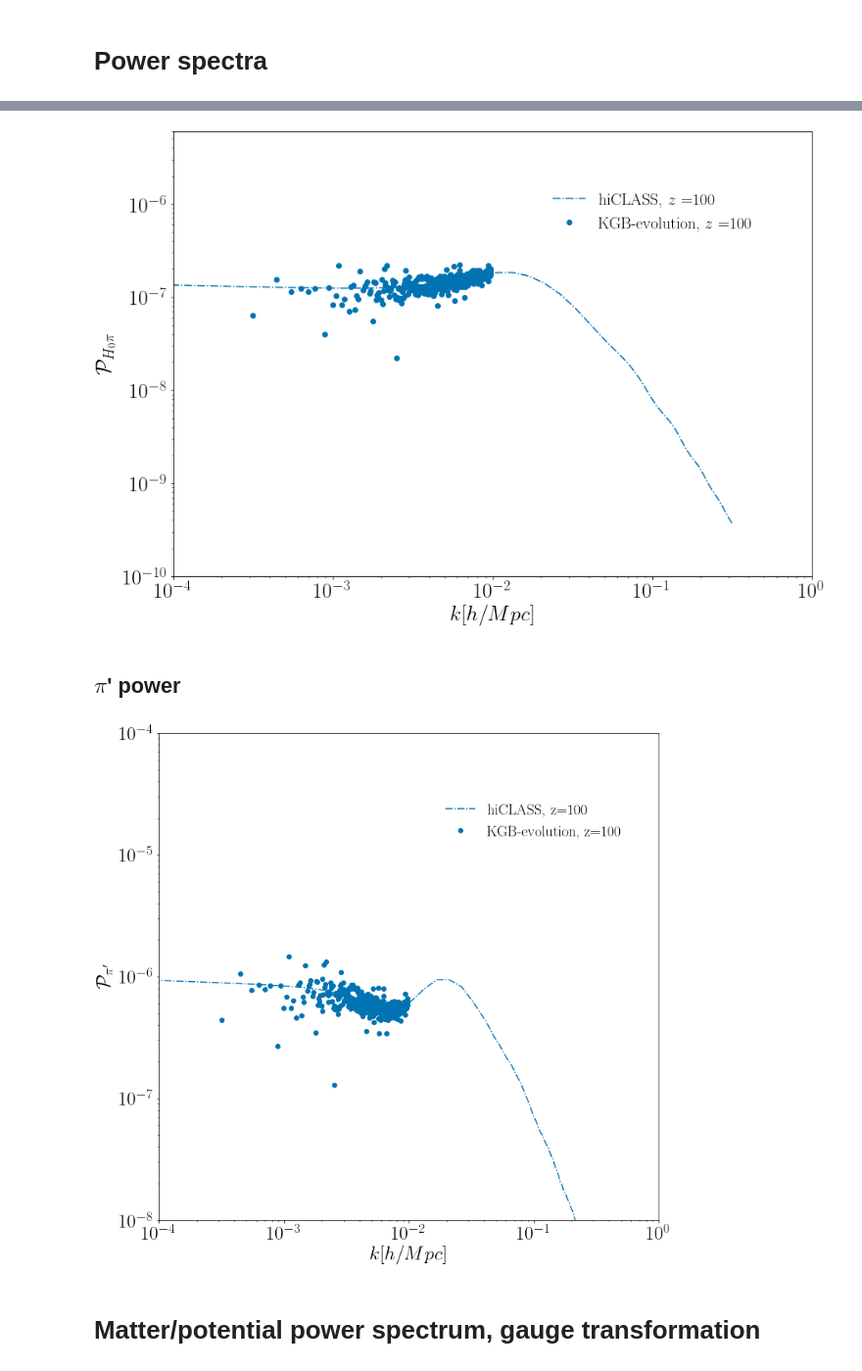
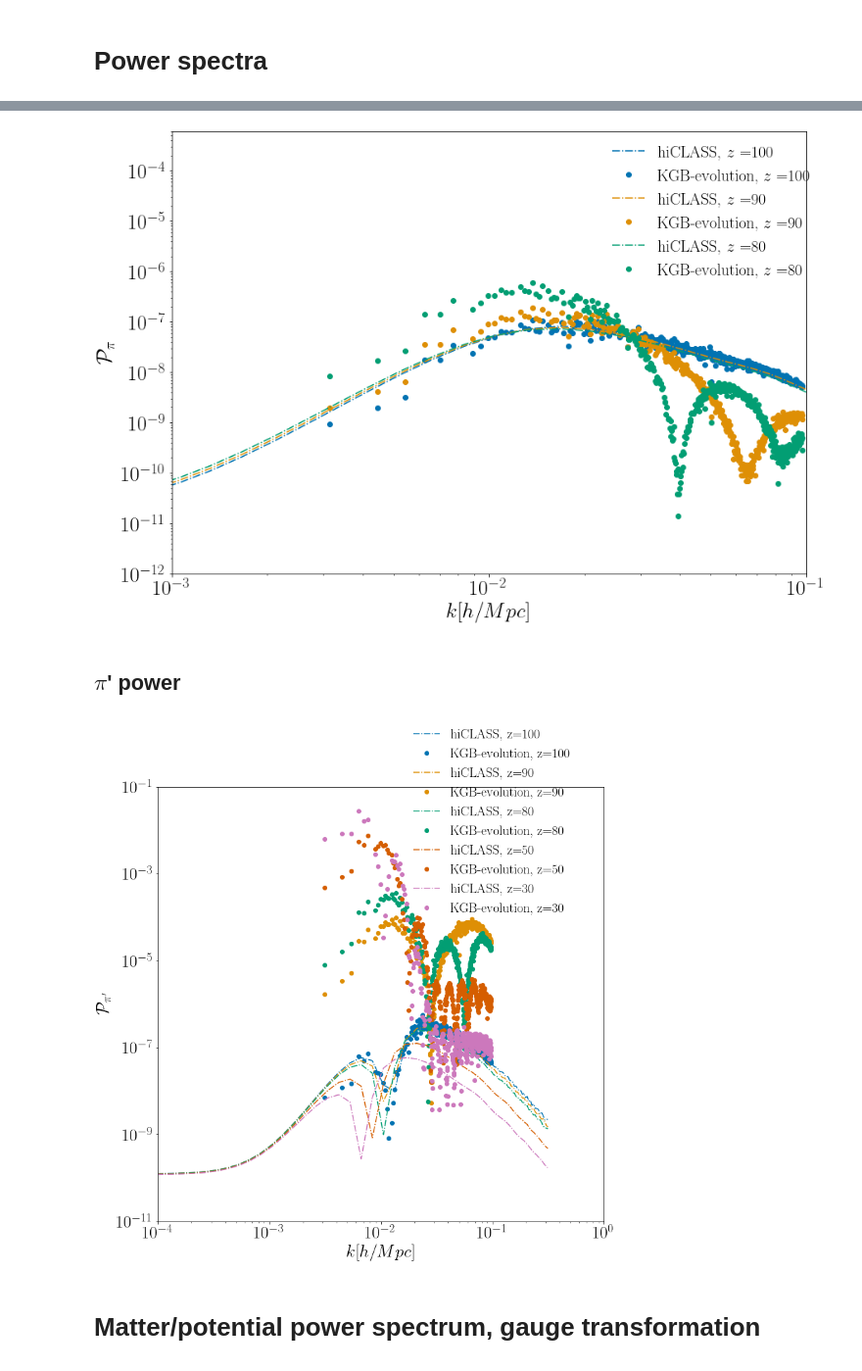
Before and after one commit to FarbodHassani/KGBevolution, a Jupyter notebook: notebook-analysis/KGB_evolution.ipynb, the cells around one changed output, grey strips where cells are left out. Shown at 98% size. Drawn from its saved outputs; the diff is of its cells as text; code cells hidden in the pictures.

```diff
--- a/notebook-analysis/KGB_evolution.ipynb
+++ b/notebook-analysis/KGB_evolution.ipynb
@@ -145,7 +407,7 @@ H0_hiclass = bg[-1:,3];
 a_hiclass = 1./(1.+bg[:,0])
 
 # Hconf = interpolate.interp1d(bg[:,0],bg[:,3])
-Hconf_hiclass = interpolate.interp1d(bg[:,0] ,bg[:,3] * a_hiclass  )
+Hconf_hiclass = interpolate.interp1d(bg[:,0] ,bg[:,3] * a_hiclass)
 # scalar = interpolate.interp1d(bg[:,0],bg[:,29])
 # scalar_p = interpolate.interp1d(bg[:,0],bg[:,30])
 # scalar_pp = interpolate.interp1d(bg[:,0],bg[:,31])
@@ -156,13 +418,14 @@ Hconf_hiclass = interpolate.interp1d(bg[:,0] ,bg[:,3] * a_hiclass  )
 ###### hiclass results:
 # redshifts = [100,50,20]
 l=0
-for i in range(0,1):
+for i in range(0,3):
 #     print("z=",redshifts[i])
     class_tk = data['class_tk']['z='+str(redshifts[i])];
-    alpha = (class_tk[:,11] + 6.0 *class_tk[:,13] )/(2.*k_q*k_q);
+    a = 1./(1. + redshifts[i])
+    alpha = (class_tk[:,11] + 6.0 *class_tk[:,13] )/(2.*k_q*k_q *h*h);
     Vx = class_tk[:,5]
-    Vx = Vx +  alpha/h/h; # gauge transfomration to the Newtonian gauge #NOTE that v_x is in [1/Mpc]
-    pi = Vx * (1+redshifts[i]);  # pi = V_x/a
+    pi = Vx/a + alpha; # gauge transfomration to the Newtonian gauge #NOTE that v_x is in [1/Mpc]
+#     pi = Vx * (1+redshifts[i]);  # pi = V_x/a
     # pi [T] * H0[1/T] to make it dimensionless
     plt.plot(class_tk[:,0], (pi * Hconf_hiclass(0.))**2* Normlization,"-.", color = Colors[l] , label = "hiCLASS, $z=$"+str(redshifts[i]))
 
@@ -171,16 +434,16 @@ for i in range(0,1):
     pk = data['kgb_ev']['pi']['z='+str(redshifts[i])][:,1]
     plt.plot(k, pk,"o", color = Colors[l] , label = "KGB-evolution, $z=$"+str(redshifts[i]))
     l=l+1
-plt.legend(fontsize=20,bbox_to_anchor=[0.75,0.82],loc="center",frameon=False)
-plt.ylabel(r"$\mathcal{P}_{H_0 \pi }$")
+plt.legend(fontsize=20,bbox_to_anchor=[0.85,0.82],loc="center",frameon=False)
+plt.ylabel(r"$\mathcal{P}_{\pi}$")
 plt.xlabel(r"$k[h/Mpc]$")
 plt.xscale('log')
 plt.yscale('log')
-plt.xlim(1.e-4,1.e0)
-plt.ylim(1.e-10,6.e-6)
+plt.xlim(1.e-3,1.e-1)
+plt.ylim(1.e-12,6.e-4)
 plt.show()
 # %% [output]
-[figure, old version]
+[figure, new version]
 # %% [markdown]
 ## $\pi$' power
 # %%
@@ -214,43 +477,46 @@ font = {'family' : 'normal',
         'size'   : text_size}
 
 matplotlib.rc('font', **font)
 
 plt.figure(figsize=(12,12))
 
 ###### hiclass results:
 # redshifts = [100,50,20]
 l=0
-for i in range(0,1):
+for i in range(0,5):
 
     class_tk = data['class_tk']['z='+str(redshifts[i])];
-    alpha = (class_tk[:,11] + 6.0 *class_tk[:,13] )/(2.*k_q*k_q);
-    Vx = class_tk[:,5]
-    Vx = Vx +  alpha/h/h; # gauge transfomration to the Newtonian gauge #NOTE that v_x is in [1/Mpc]
+#     alpha = (class_tk[:,11] + 6.0 *class_tk[:,13] )/(2.*k_q*k_q);
+
+#     Vx = Vx +  alpha/h/h; # gauge transfomration to the Newtonian gauge #NOTE that v_x is in [1/Mpc]
     z = redshifts[i];
     a = 1./(1+z)
     alpha_prime = (class_tk[:,9] + class_tk[:,8] -  class_tk[:,12]);
-    Vx_prime = class_tk[:,6] + alpha_prime; # gauge transfomration
-#     pi_prime = Vx_prime/a +  (Vx/a) * Hconf_hiclass(z) #* scalar_p(z)*(1+z)# +  delta_phi * (scalar_pp(z)/ scalar_p(z) - Hconf_hiclass(z) ) #+ Vx * (- Hconf_hiclass(z) * scalar_p(z) + scalar_pp(z)))/aini;
+    alpha = (class_tk[:,11] + 6.0 *class_tk[:,13] )/(2.*k_q*k_q *h*h);
+    Vx_prime = class_tk[:,6]; #+ alpha_prime; # gauge transfomration
+    Vx = class_tk[:,5]
+    pi_prime = (Vx_prime/a) -  (Vx/a)  * Hconf_hiclass(z) + alpha_prime #* scalar_p(z)*(1+z)# +  delta_phi * (scalar_pp(z)/ scalar_p(z) - Hconf_hiclass(z) ) #+ Vx * (- Hconf_hiclass(z) * scalar_p(z) + scalar_pp(z)))/aini;
     # delta phi'[gev] [1/T] = phi'[gev][1/T]/a * V_X'[1] + delta phi_gev[1] * (phi''[gev][1/T^2]/phi'[gev][1/T] - H_gev[1/T])
     # deltaphi'(output) = delta phi'[gev] [1/T] /H0(gev)
-    pi_prime = Vx_prime/a -  (Vx/a) * Hconf_hiclass(z) #* scalar_p(z)*(1+z)# +  delta_phi * (scalar_pp(z)/ scalar_p(z) - Hconf_hiclass(z) ) #+ Vx * (- Hconf_hiclass(z) * scalar_p(z) + scalar_pp(z)))/aini;
+#     pi_prime = Vx_prime/a -  (Vx/a) * Hconf_hiclass(z) #* scalar_p(z)*(1+z)# +  delta_phi * (scalar_pp(z)/ scalar_p(z) - Hconf_hiclass(z) ) #+ Vx * (- Hconf_hiclass(z) * scalar_p(z) + scalar_pp(z)))/aini;
 
     plt.plot(class_tk[:,0], (pi_prime)**2* Normlization,"-.", color = Colors[l] , label = " hiCLASS, z="+str(z))
     # EQ-evolution\
+
     k = data['kgb_ev']['pi_prime']['z='+str(redshifts[i])][:,0]
     pk = data['kgb_ev']['pi_prime']['z='+str(redshifts[i])][:,1]
     plt.plot(k, pk,"o", color = Colors[l] , label = "KGB-evolution, z="+str(redshifts[i]))
     l=l+1
-plt.legend(fontsize=20,bbox_to_anchor=[0.75,0.82],loc="center",frameon=False)
+plt.legend(fontsize=20,bbox_to_anchor=[0.75,0.92],loc="center",frameon=False)
 plt.ylabel(r"$\mathcal{P}_{\pi'}$")
 plt.xlabel(r"$k[h/Mpc]$")
 plt.xscale('log')
 plt.yscale('log')
 plt.xlim(1.e-4,1.e0)
-plt.ylim(1.e-8,1.e-4)
+plt.ylim(1.e-11,1.e-1)
 plt.show()
 # %% [output]
-[figure, old version]
+[figure, new version]
 # %% [markdown]
 # Matter/potential power spectrum, gauge transformation
 # %%
```
Also changed, not shown: parts of 14 cells of this notebook, 7 other files.
